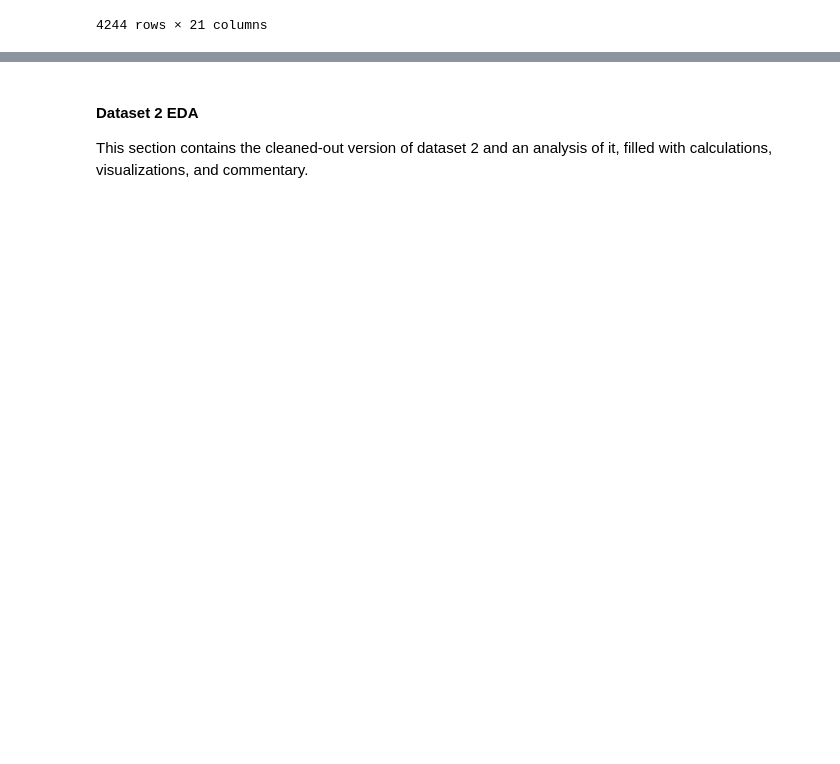
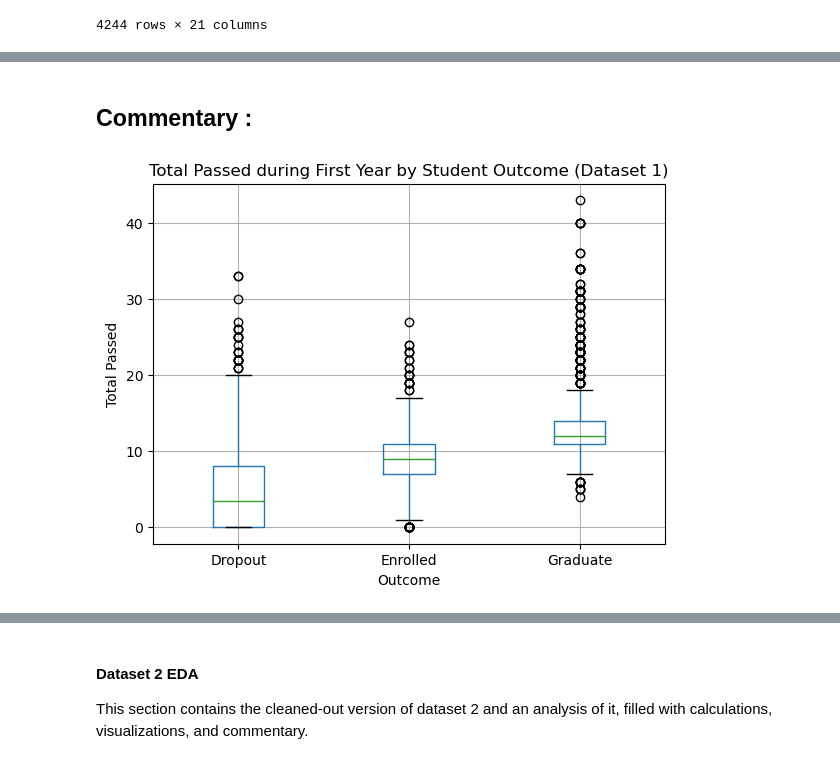
Before and after one commit to COGS108/Group127_WI26, a Jupyter notebook: 02-EDACheckpoint.ipynb, the cells around one changed output, grey strips where cells are left out. Saved outputs shown, nothing was run; the diff lists cells and outputs as text; code cells hidden in the pictures; blank space fills up the shorter version.

```diff
--- a/02-EDACheckpoint.ipynb
+++ b/02-EDACheckpoint.ipynb
@@ -769,0 +814,14 @@ data1_eda
+# %% [markdown]
+## Commentary :
+# %%
+# Total passed by outcome
+data1_eda.boxplot(column='Total_Passed', by='Target')
+
+plt.title("Total Passed during First Year by Student Outcome (Dataset 1)")
+plt.suptitle("")
+plt.xlabel("Outcome")
+plt.ylabel("Total Passed")
+
+plt.show()
+# %% [output]
+[figure, added]
```
Also changed, not shown: parts of 15 cells of this notebook, 2 other files.
